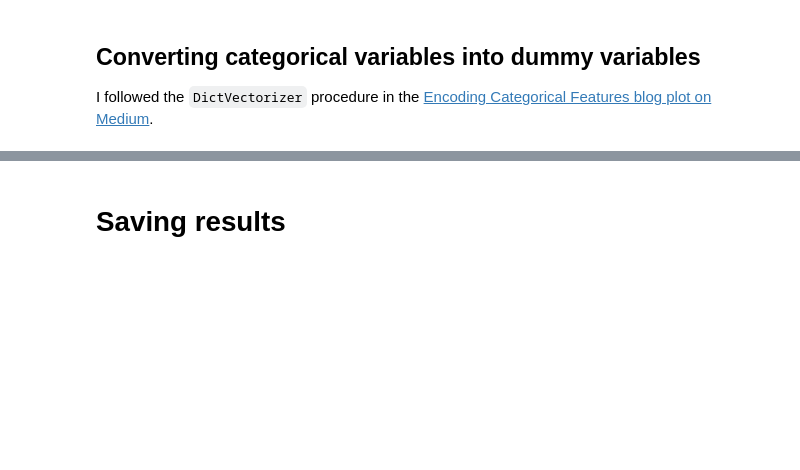
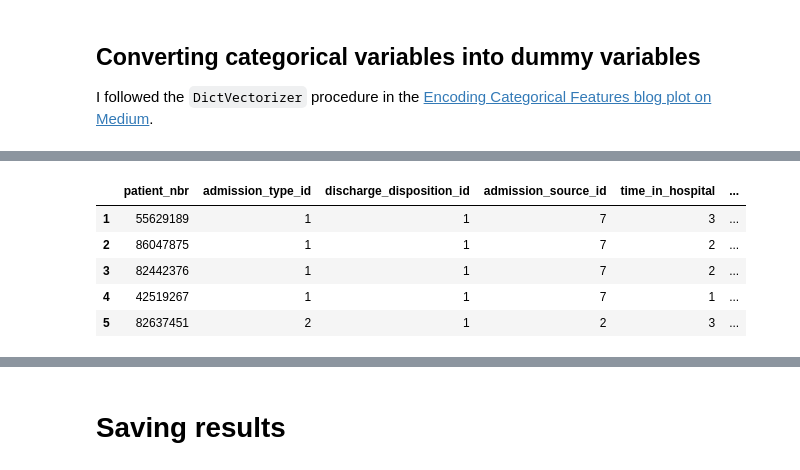
Before and after one commit to capac/kaggle-notebooks, a Jupyter notebook: diabetes-in-130-US-hospitals/1-data-preparation.ipynb, the cells around one changed output, grey strips where cells are left out. Cells and saved outputs as stored; diff of their text form; code cells hidden in the pictures; blank space fills up the shorter version.

```diff
--- a/diabetes-in-130-US-hospitals/1-data-preparation.ipynb
+++ b/diabetes-in-130-US-hospitals/1-data-preparation.ipynb
@@ -280,4 +371,4 @@ df.shape
 
 I followed the `DictVectorizer` procedure in the [Encoding Categorical Features blog plot on Medium](https://towardsdatascience.com/encoding-categorical-features-21a2651a065c).
 # %%
-# df = pd.get_dummies(df, prefix_sep='_', drop_first=True)
+df = pd.get_dummies(df, prefix_sep='_', drop_first=True)
@@ -284 +395,10 @@ I followed the `DictVectorizer` procedure in the [Encoding Categorical Features
+# %%
+df.head()
+# %% [output]
+|  | patient_nbr | admission_type_id | discharge_disposition_id | admission_source_id | time_in_hospital | ... |
+| 1 | 55629189 | 1 | 1 | 7 | 3 | ... |
+| 2 | 86047875 | 1 | 1 | 7 | 2 | ... |
+| 3 | 82442376 | 1 | 1 | 7 | 2 | ... |
+| 4 | 42519267 | 1 | 1 | 7 | 1 | ... |
+| 5 | 82637451 | 2 | 1 | 2 | 3 | ... |
 # %%
```
Also changed, not shown: parts of 38 cells of this notebook.
